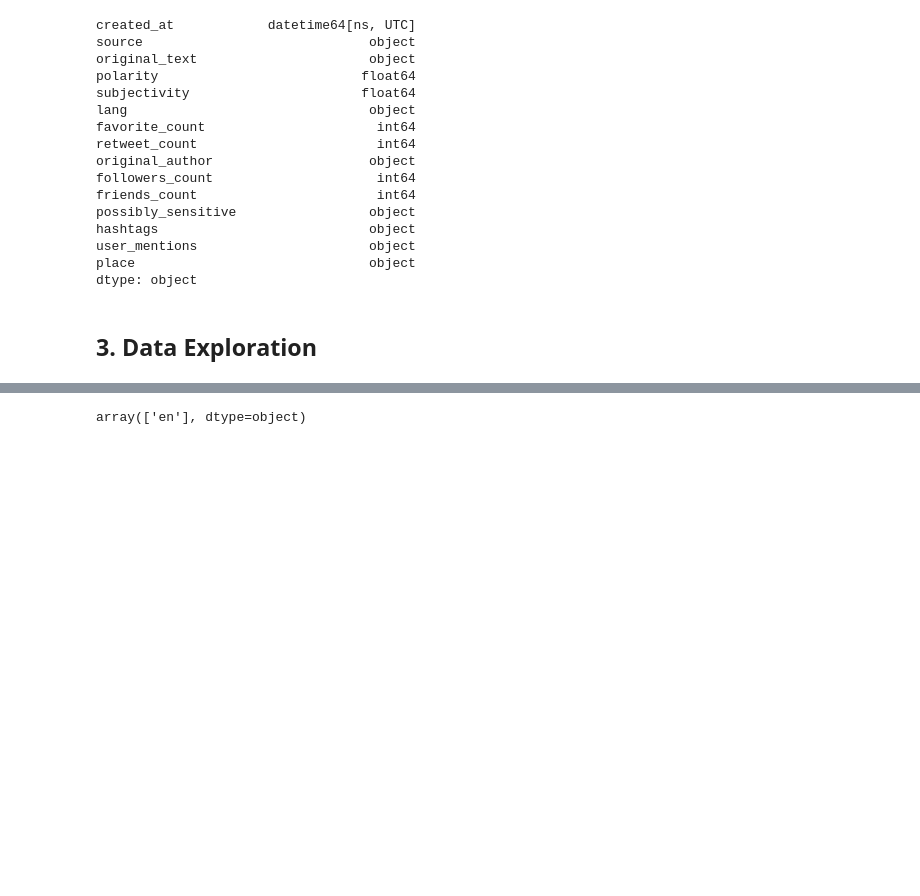
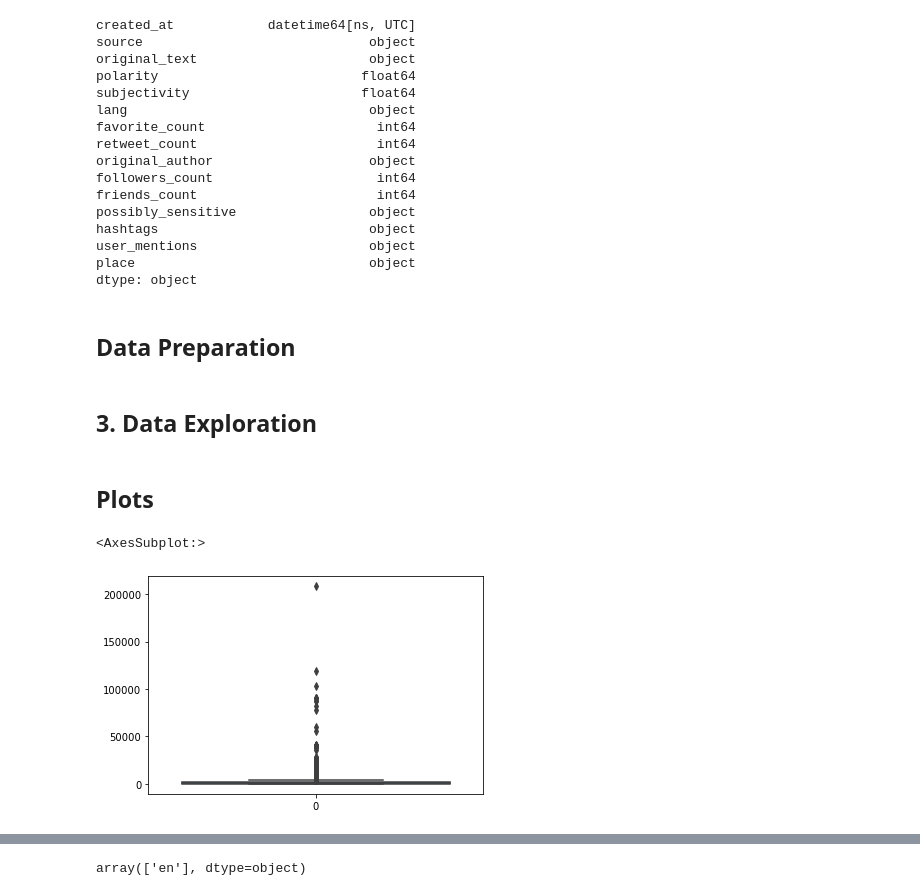
Before and after one commit to isaaclucky/Twitter-Data-Analysis, a Jupyter notebook: Data Exploration (EDA).ipynb, the cells around one changed output, grey strips where cells are left out. Drawn from its saved outputs; the diff is of its cells as text; code cells hidden in the pictures; blank space fills up the shorter version.

```diff
--- a/Data Exploration (EDA).ipynb
+++ b/Data Exploration (EDA).ipynb
@@ -107,5 +125,14 @@ hashtags                           object
 user_mentions                      object
 place                              object
 dtype: object
+# %% [markdown]
+## Data Preparation
 # %% [markdown]
 ##  3. Data Exploration
+# %% [markdown]
+## Plots
+# %%
+sns.boxplot(data = df['friends_count'])
+# %% [output]
+<AxesSubplot:>
+[figure, added]
```
Also changed, not shown: parts of 63 cells of this notebook.
